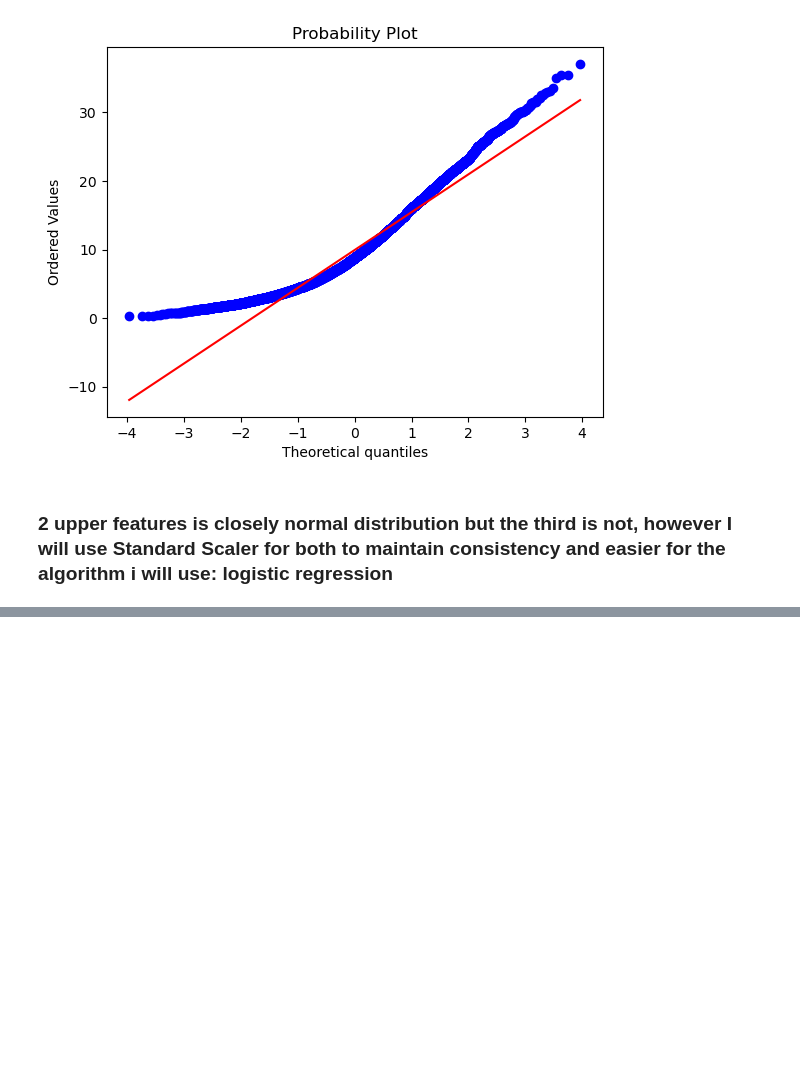
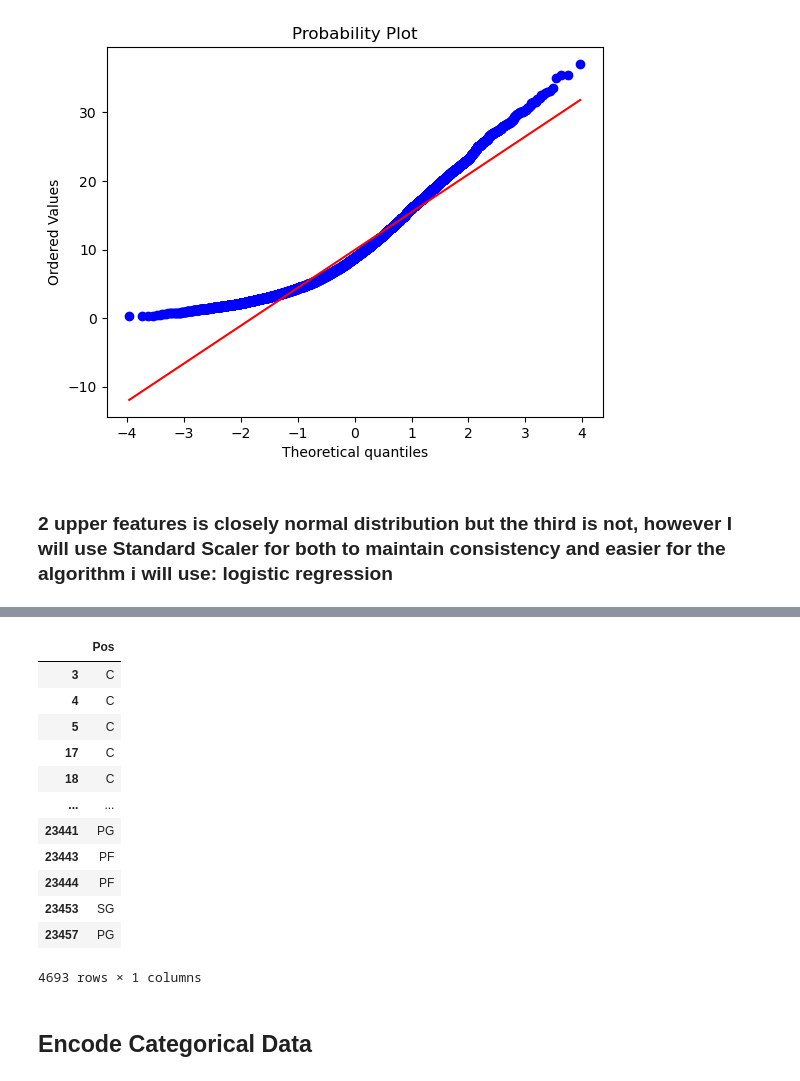
Before and after one commit to kdnehihi/nbaPlayerPositionPredicting, a Jupyter notebook: nbapostionpredicting/Position Prediction.ipynb, the cells around one changed output, grey strips where cells are left out. Drawn from its saved outputs; the diff is of its cells as text; code cells hidden in the pictures; blank space fills up the shorter version.

```diff
--- a/nbapostionpredicting/Position Prediction.ipynb
+++ b/nbapostionpredicting/Position Prediction.ipynb
@@ -921,0 +925,18 @@ x_train
+# %%
+y_test
+# %% [output]
+|  | Pos |
+| 3 | C |
+| 4 | C |
+| 5 | C |
+| 17 | C |
+| 18 | C |
+| ... | ... |
+| 23441 | PG |
+| 23443 | PF |
+| 23444 | PF |
+| 23453 | SG |
+| 23457 | PG |
+4693 rows × 1 columns
+# %% [markdown]
+## Encode Categorical Data
```
Also changed, not shown: parts of 22 cells of this notebook.
